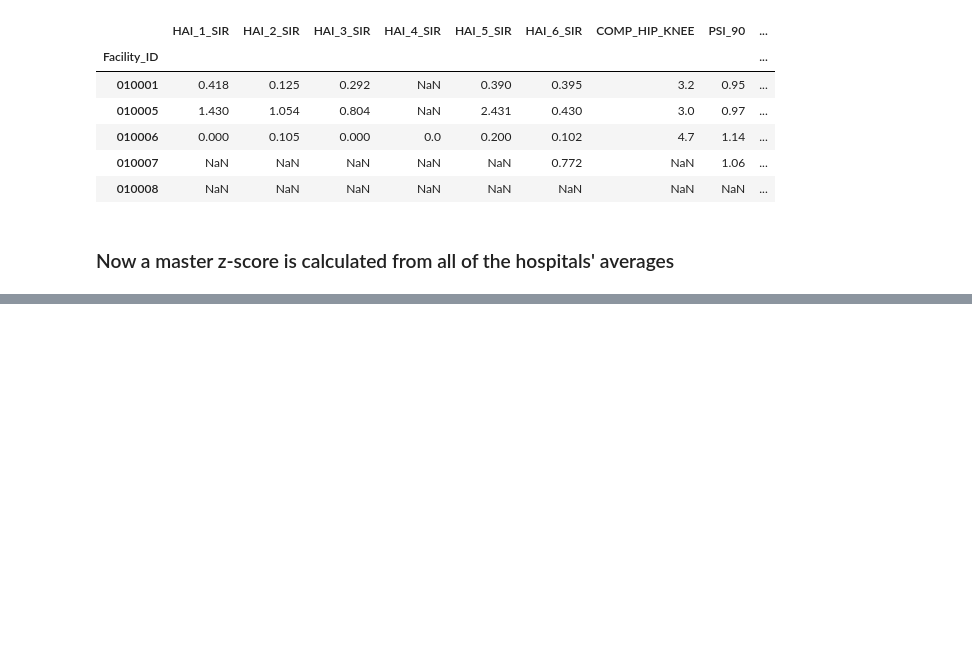
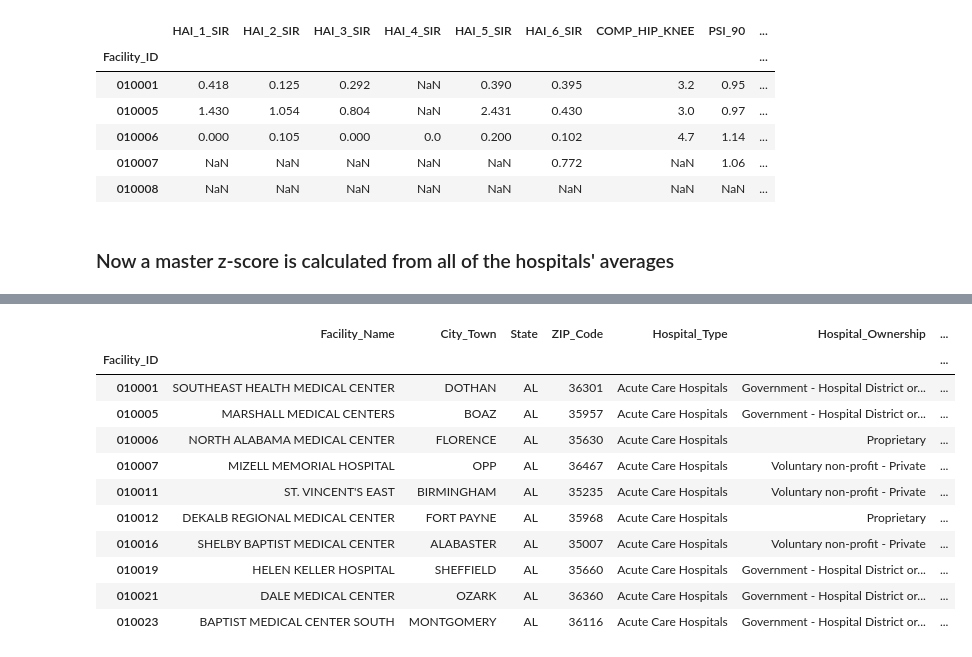
Before and after one commit to KabiraL/Hospital_Assessment, a Jupyter notebook: Notebooks/Hospital_Scoring.ipynb, the cells around one changed output, grey strips where cells are left out. Drawn from its saved outputs; the diff is of its cells as text; code cells hidden in the pictures; blank space fills up the shorter version.

```diff
--- a/Notebooks/Hospital_Scoring.ipynb
+++ b/Notebooks/Hospital_Scoring.ipynb
@@ -239,0 +392,9 @@ df_hospital.describe()
+# %%
+df_cost = pd.read_csv(data_path / cost)
+df_cost.columns = (df_cost.columns.str.replace(' ', '_'))
+df_cost['Facility_ID'] = df_cost['Facility_ID'].astype(str).str.zfill(6)
+df_cost = df_cost.rename(columns = {'Avg_Spndg_Per_EP_Hospital' : 'Per_Episode_Cost'})
+df_cost = df_cost.groupby('Facility_ID')['Per_Episode_Cost'].sum()
+#df_cost.shape
+df_cost.info()
+df_cost
@@ -239,0 +423,3 @@ df_hospital.describe()
+# %%
+df_hospital_cost = pd.merge(df_hospital_s, df_cost, left_index = True, right_index = True, how = 'left')
+df_hospital_cost.shape
@@ -239,0 +451,3 @@ df_hospital.describe()
+# %%
+df_hospital_value = df_hospital_cost[df_hospital_cost['Per_Episode_Cost'].notna()]
+df_hospital_value.info()
@@ -239,0 +472,3 @@ df_hospital.describe()
+# %%
+cols_to_drop_2 = ['Mort', 'Readm', 'Safety', 'Include', 'master_mort_z', 'master_readm_z', 'master_safety_z']
+df_hospital_value = df_hospital_value.drop(cols_to_drop_2, axis = 1)
@@ -239,0 +494,15 @@ df_hospital.describe()
+# %%
+df_hospital_value.head(10)
+# %% [output]
+|  | Facility_Name | City_Town | State | ZIP_Code | Hospital_Type | Hospital_Ownership | ... |
+| Facility_ID |  |  |  |  |  |  | ... |
+| 010001 | SOUTHEAST HEALTH MEDICAL CENTER | DOTHAN | AL | 36301 | Acute Care Hospitals | Government - Hospital District or... | ... |
+| 010005 | MARSHALL MEDICAL CENTERS | BOAZ | AL | 35957 | Acute Care Hospitals | Government - Hospital District or... | ... |
+| 010006 | NORTH ALABAMA MEDICAL CENTER | FLORENCE | AL | 35630 | Acute Care Hospitals | Proprietary | ... |
+| 010007 | MIZELL MEMORIAL HOSPITAL | OPP | AL | 36467 | Acute Care Hospitals | Voluntary non-profit - Private | ... |
+| 010011 | ST. VINCENT'S EAST | BIRMINGHAM | AL | 35235 | Acute Care Hospitals | Voluntary non-profit - Private | ... |
+| 010012 | DEKALB REGIONAL MEDICAL CENTER | FORT PAYNE | AL | 35968 | Acute Care Hospitals | Proprietary | ... |
+| 010016 | SHELBY BAPTIST MEDICAL CENTER | ALABASTER | AL | 35007 | Acute Care Hospitals | Voluntary non-profit - Private | ... |
+| 010019 | HELEN KELLER HOSPITAL | SHEFFIELD | AL | 35660 | Acute Care Hospitals | Government - Hospital District or... | ... |
+| 010021 | DALE MEDICAL CENTER | OZARK | AL | 36360 | Acute Care Hospitals | Government - Hospital District or... | ... |
+| 010023 | BAPTIST MEDICAL CENTER SOUTH | MONTGOMERY | AL | 36116 | Acute Care Hospitals | Government - Hospital District or... | ... |
```
Also changed, not shown: parts of 20 cells of this notebook.
